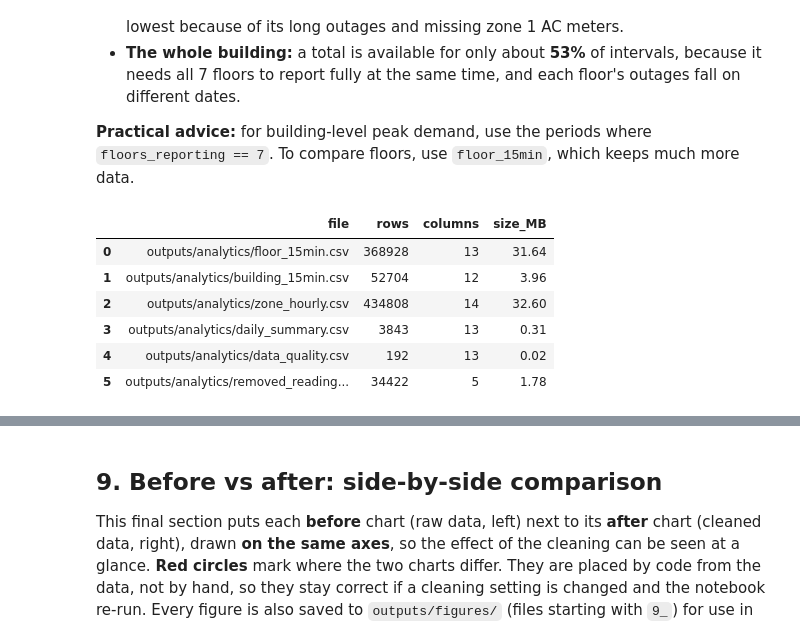
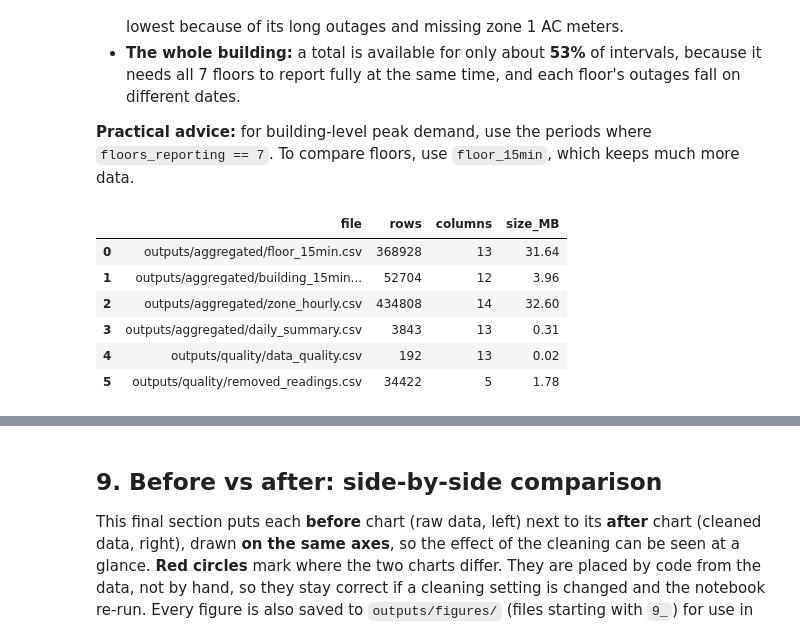
Before and after one commit to 4rchx824/SBA-Final-Project, a Jupyter notebook: data-cleaning/main.ipynb, the cells around one changed output, grey strips where cells are left out. Cells and saved outputs as stored; diff of their text form; code cells hidden in the pictures.

```diff
--- a/data-cleaning/main.ipynb
+++ b/data-cleaning/main.ipynb
@@ -73,9 +73,10 @@ from matplotlib.patches import Ellipse
 DATA_DIR = Path("../data")
 OUTPUT_DIR = Path("outputs")
 CLEAN_DIR = OUTPUT_DIR / "clean"
-ANALYTICS_DIR = OUTPUT_DIR / "analytics"
+AGGREGATED_DIR = OUTPUT_DIR / "aggregated"
 FIGURE_DIR = OUTPUT_DIR / "figures"
-for d in (CLEAN_DIR, ANALYTICS_DIR, FIGURE_DIR):
+QUALITY_DIR = OUTPUT_DIR / "quality"
+for d in (CLEAN_DIR, AGGREGATED_DIR, QUALITY_DIR, FIGURE_DIR):
     d.mkdir(parents=True, exist_ok=True)
 
 FLOORS = range(1, 8)
@@ -2219,24 +2221,26 @@ completeness.rename("share of 15-min intervals with a total (%)").to_frame().T
 # %%
 tables = {"floor_15min": floor_15min, "building_15min": building_15min, "zone_hourly": zone_hourly,
           "daily_summary": daily_summary, "data_quality": data_quality, "removed_readings": removed_readings}
-quality_dir = OUTPUT_DIR / "quality"
+quality_dir = QUALITY_DIR
 quality_dir.mkdir(exist_ok=True)
 pd.DataFrame(interpolation_runs, columns=["floor", "column", "start", "end", "minutes"]).to_csv(
     quality_dir / "interpolated_runs.csv", index=False)
 written = []
+# Keep measurement aggregates separate from quality/removal audit records.
 for name, table in tables.items():
-    path = ANALYTICS_DIR / f"{name}.csv"
+    directory = QUALITY_DIR if name in {"data_quality", "removed_readings"} else AGGREGATED_DIR
+    path = directory / f"{name}.csv"
     table.to_csv(path, index=False)
     written.append({"file": str(path), "rows": len(table), "columns": table.shape[1], "size_MB": round(path.stat().st_size / 1e6, 2)})
 pd.DataFrame(written)
 # %% [output]
 |  | file | rows | columns | size_MB |
-| 0 | outputs/analytics/floor_15min.csv | 368928 | 13 | 31.64 |
-| 1 | outputs/analytics/building_15min.csv | 52704 | 12 | 3.96 |
-| 2 | outputs/analytics/zone_hourly.csv | 434808 | 14 | 32.60 |
-| 3 | outputs/analytics/daily_summary.csv | 3843 | 13 | 0.31 |
-| 4 | outputs/analytics/data_quality.csv | 192 | 13 | 0.02 |
-| 5 | outputs/analytics/removed_reading... | 34422 | 5 | 1.78 |
+| 0 | outputs/aggregated/floor_15min.csv | 368928 | 13 | 31.64 |
+| 1 | outputs/aggregated/building_15min... | 52704 | 12 | 3.96 |
+| 2 | outputs/aggregated/zone_hourly.csv | 434808 | 14 | 32.60 |
+| 3 | outputs/aggregated/daily_summary.csv | 3843 | 13 | 0.31 |
+| 4 | outputs/quality/data_quality.csv | 192 | 13 | 0.02 |
+| 5 | outputs/quality/removed_readings.csv | 34422 | 5 | 1.78 |
 # %% [markdown]
 ### 7.3 Using the cleaned data correctly
 
```
Also changed, not shown: parts of 4 cells of this notebook, 15 other files.
